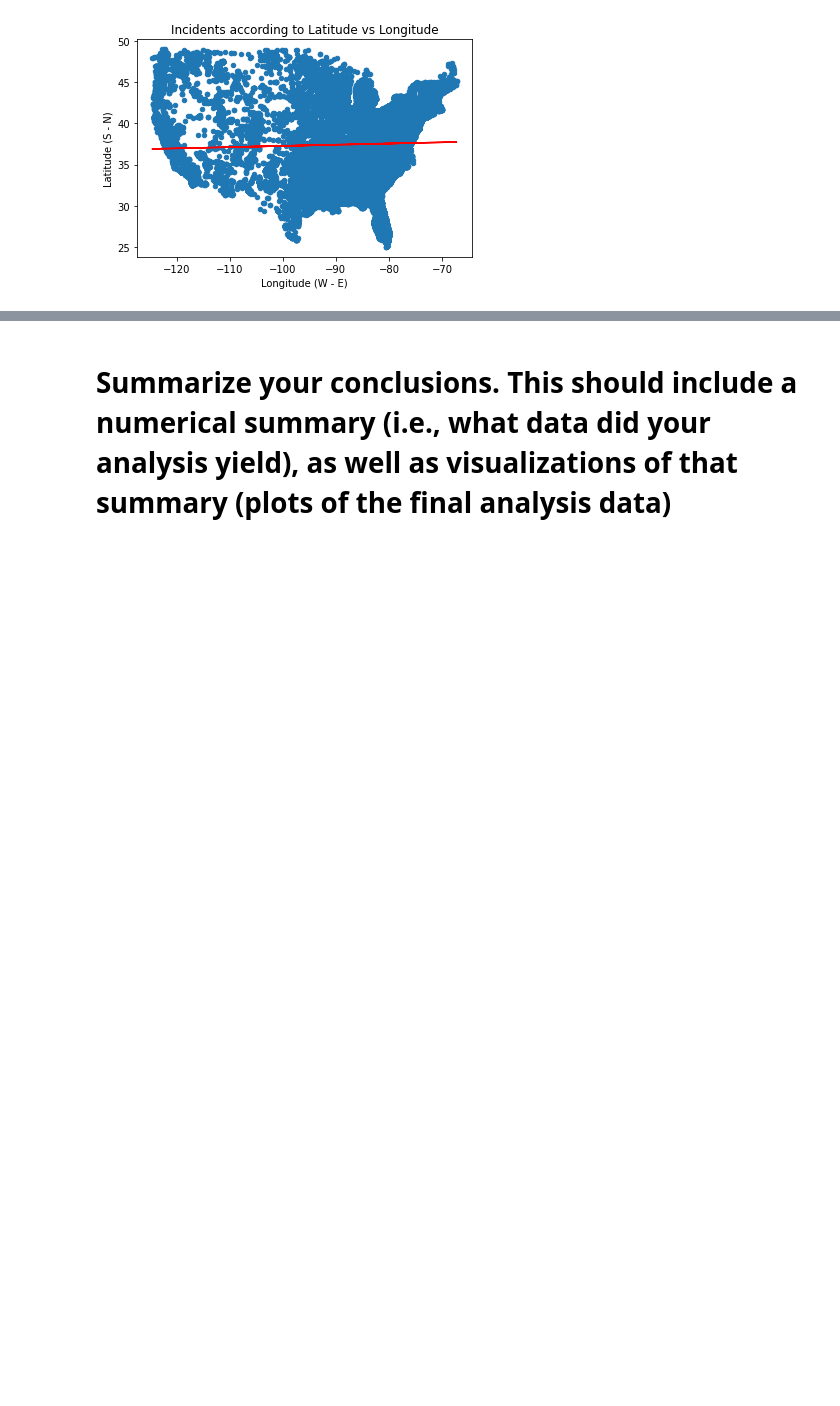
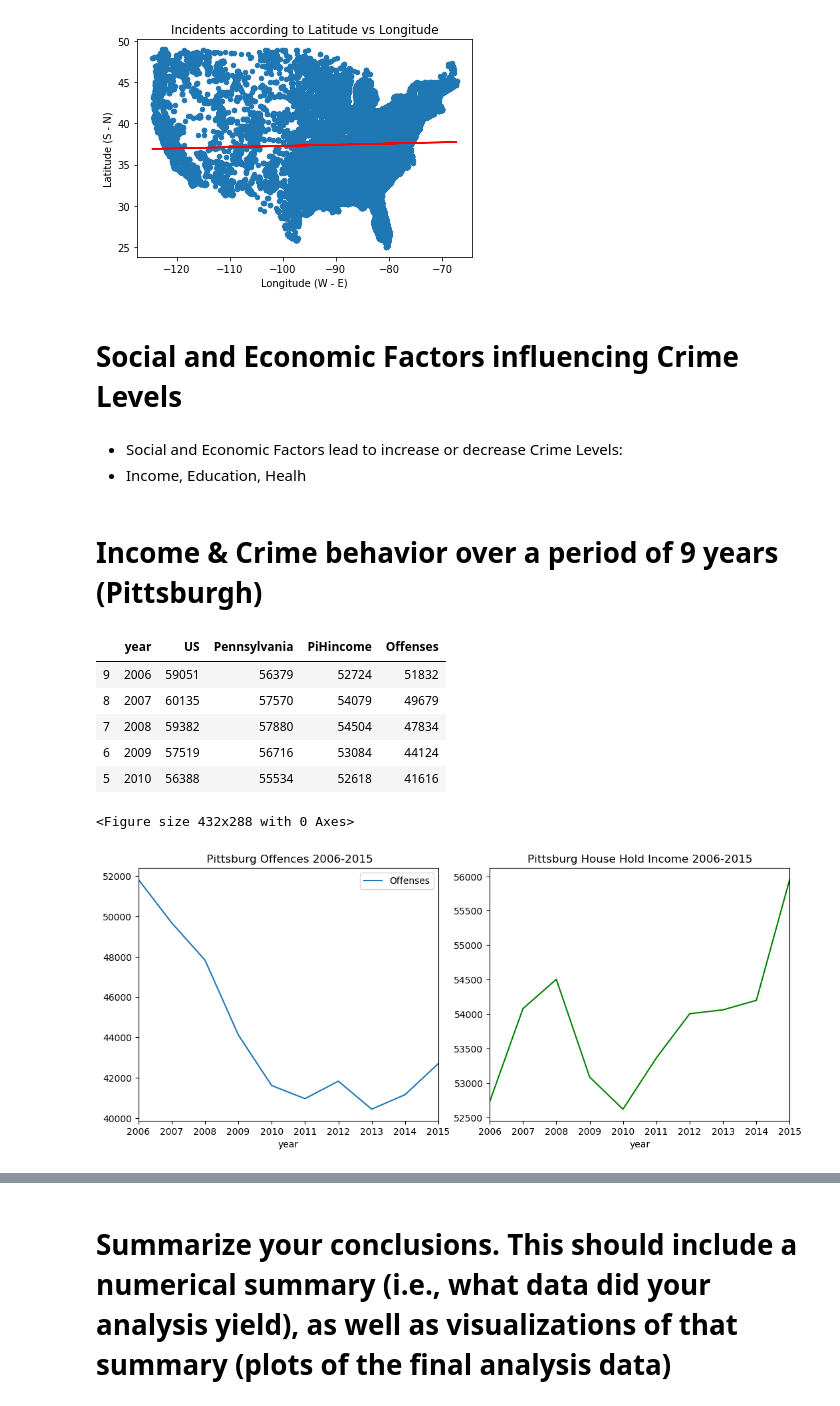
Before and after one commit to palolo02/Project1, a Jupyter notebook: Crime in US.ipynb, the cells around one changed output, grey strips where cells are left out. Cells and saved outputs as stored; diff of their text form; code cells hidden in the pictures; blank space fills up the shorter version.

Commit message:
update file crime

```diff
--- a/Crime in US.ipynb
+++ b/Crime in US.ipynb
@@ -337,3 +408,8 @@ plt.show()
 [figure]
 # %%
 Mike:
+# %% [markdown]
+# Social and Economic Factors influencing Crime Levels
+# %% [markdown]
+* Social and Economic Factors lead to increase or decrease Crime Levels:
+* Income, Education, Healh
@@ -339,0 +472,30 @@ Mike:
+# %% [markdown]
+# Income & Crime behavior over a period of 9 years (Pittsburgh)
+# %%
+display(v_grp_metrics_df.head(5))
+
+# Offence plot
+fig = plt.figure()
+fig = plt.figure(figsize=(11,5), dpi=100)
+ax1 = fig.add_subplot(121)
+ax = v_grp_metrics_df.plot(x='year',  y='Offenses', ax=ax1, kind="line",
+                           legend = True, title = " Pittsburg Offences 2006-2015")
+
+# House hold income plot
+ax2 = fig.add_subplot(122)
+fig.tight_layout(pad=2.0)
+ax = v_grp_metrics_df.plot(x='year',  y='PiHincome', ax=ax2, kind="line", color="green",
+                           legend = False, title = "Pittsburg House Hold Income 2006-2015")
+#ax.set(ylabel='')
+
+
+plt.show()
+# %% [output]
+|  | year | US | Pennsylvania | PiHincome | Offenses |
+| 9 | 2006 | 59051 | 56379 | 52724 | 51832 |
+| 8 | 2007 | 60135 | 57570 | 54079 | 49679 |
+| 7 | 2008 | 59382 | 57880 | 54504 | 47834 |
+| 6 | 2009 | 57519 | 56716 | 53084 | 44124 |
+| 5 | 2010 | 56388 | 55534 | 52618 | 41616 |
+<Figure size 432x288 with 0 Axes>
+[figure, added]
```
Also changed, not shown: parts of 16 cells of this notebook, 4 other files.
